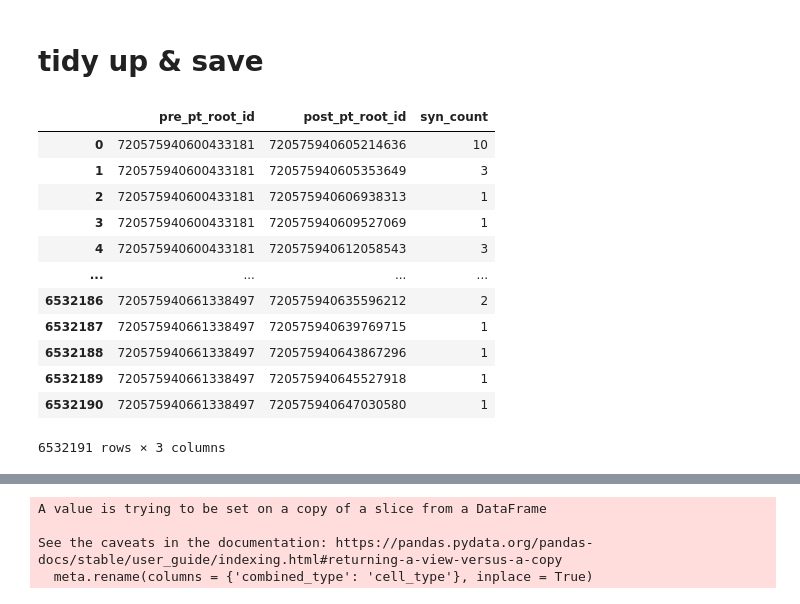
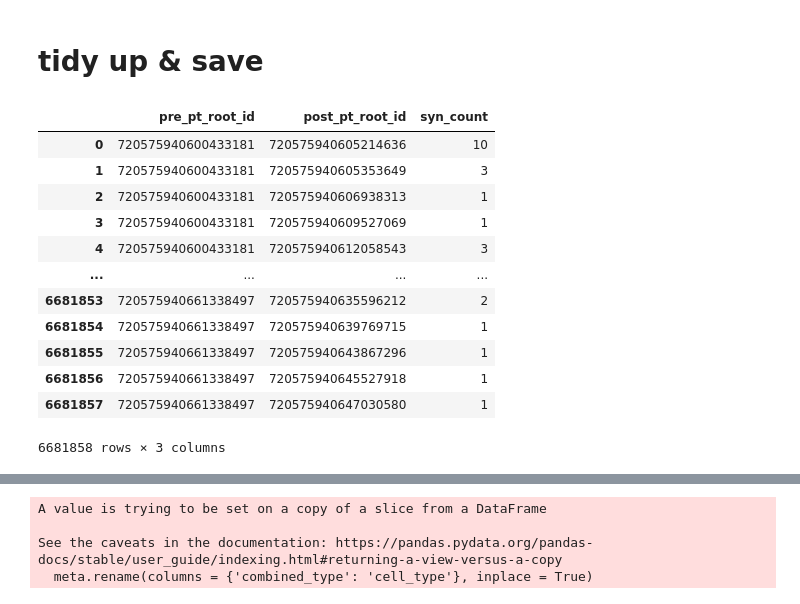
Before and after one commit to YijieYin/connectome_data_prep, a Jupyter notebook: adult_prepare_connectome_cb_neuron_no_CX_axonic_postsynapses.ipynb, the cells around one changed output, grey strips where cells are left out. Cells and saved outputs as stored; diff of their text form; code cells hidden in the pictures.

```diff
--- a/adult_prepare_connectome_cb_neuron_no_CX_axonic_postsynapses.ipynb
+++ b/adult_prepare_connectome_cb_neuron_no_CX_axonic_postsynapses.ipynb
@@ -656,13 +810,13 @@ conn[conn.post_type.str.contains('IbSpsP')].groupby(['pre_type', 'neuropil']).sy
 ).reset_index().sort_values('syn_count', ascending=False).to_clipboard()
 # %%
 # remove input in the IbSpsP neurons in PB, and with Delta7 neurons, since they only innervate the PB
-conn = conn[(~conn.post_type.str.contains('IbSpsP')) | (
-    conn.post_type.str.contains('IbSpsP') & ~conn.neuropil.isin(['PB']))]
-conn = conn[~((conn.pre_type.str.contains('Delta7')) & conn.post_type.str.contains('IbSpsP'))]
+full_conn = full_conn[(~full_conn.post_type.str.contains('IbSpsP')) | (
+    full_conn.post_type.str.contains('IbSpsP') & ~full_conn.neuropil.isin(['PB']))]
+full_conn = full_conn[~((full_conn.pre_type.str.contains('Delta7')) & full_conn.post_type.str.contains('IbSpsP'))]
 # %%
 # and remove the last few synapses from ['P1-9','P6-8P9'] to IbSpsP neurons, since they are in the PB
-conn = conn[~((conn.pre_type.str.contains('P1-9')) & conn.post_type.str.contains('IbSpsP'))]
-conn = conn[~((conn.pre_type.str.contains('P6-8P9')) & conn.post_type.str.contains('IbSpsP'))]
+full_conn = full_conn[~((full_conn.pre_type.str.contains('P1-9')) & full_conn.post_type.str.contains('IbSpsP'))]
+full_conn = full_conn[~((full_conn.pre_type.str.contains('P6-8P9')) & full_conn.post_type.str.contains('IbSpsP'))]
 # %% [markdown]
 ## LPsP
 # %%
@@ -688,8 +842,8 @@ conn[conn.post_type.str.contains('LPsP')].groupby('neuropil').syn_count.sum(
 | 3 | EPA_R | 1 |
 # %%
 # remove input in PB for LPsP
-conn = conn[(~conn.post_type.str.contains('LPsP')) | (
-    conn.post_type.str.contains('LPsP') & ~conn.neuropil.isin(['PB']))]
+full_conn = full_conn[(~full_conn.post_type.str.contains('LPsP')) | (
+    full_conn.post_type.str.contains('LPsP') & ~full_conn.neuropil.isin(['PB']))]
 # %% [markdown]
 ## GLNO
 # %%
@@ -716,28 +870,31 @@ conn[conn.post_type.str.contains('GLNO')].groupby('neuropil').syn_count.sum(
 | 13 | VES_L | 1 |
 # %%
 # GLNO has axons in the NO, so remove input in the NO
-conn = conn[(~conn.post_type.str.contains('GLNO')) | (
-    conn.post_type.str.contains('GLNO') & ~conn.neuropil.isin(['NO']))]
+full_conn = full_conn[(~full_conn.post_type.str.contains('GLNO')) | (
+    full_conn.post_type.str.contains('GLNO') & ~full_conn.neuropil.isin(['NO']))]
 # %% [markdown]
 # tidy up & save
 # %%
+conn = full_conn[(full_conn.pre_pt_root_id.isin(cb.root_id)) &
+                 (full_conn.post_pt_root_id.isin(cb.root_id))]
+
 # sum synapse numbers across neuropils
 conn = conn.groupby(['pre_pt_root_id', 'post_pt_root_id']).syn_count.sum().reset_index()
 conn
 # %% [output]
 |  | pre_pt_root_id | post_pt_root_id | syn_count |
 | 0 | 720575940600433181 | 720575940605214636 | 10 |
 | 1 | 720575940600433181 | 720575940605353649 | 3 |
 | 2 | 720575940600433181 | 720575940606938313 | 1 |
 | 3 | 720575940600433181 | 720575940609527069 | 1 |
 | 4 | 720575940600433181 | 720575940612058543 | 3 |
 | ... | ... | ... | ... |
-| 6532186 | 720575940661338497 | 720575940635596212 | 2 |
-| 6532187 | 720575940661338497 | 720575940639769715 | 1 |
-| 6532188 | 720575940661338497 | 720575940643867296 | 1 |
-| 6532189 | 720575940661338497 | 720575940645527918 | 1 |
-| 6532190 | 720575940661338497 | 720575940647030580 | 1 |
+| 6681853 | 720575940661338497 | 720575940635596212 | 2 |
+| 6681854 | 720575940661338497 | 720575940639769715 | 1 |
+| 6681855 | 720575940661338497 | 720575940643867296 | 1 |
+| 6681856 | 720575940661338497 | 720575940645527918 | 1 |
+| 6681857 | 720575940661338497 | 720575940647030580 | 1 |
-6532191 rows × 3 columns
+6681858 rows × 3 columns
 # %%
 # instead of making a dense matrix based on the edgelist above, let's make a sparse one from the edgelist directly
 # first make a coo matrix
```
Also changed, not shown: parts of 66 cells of this notebook, 2 other files.
